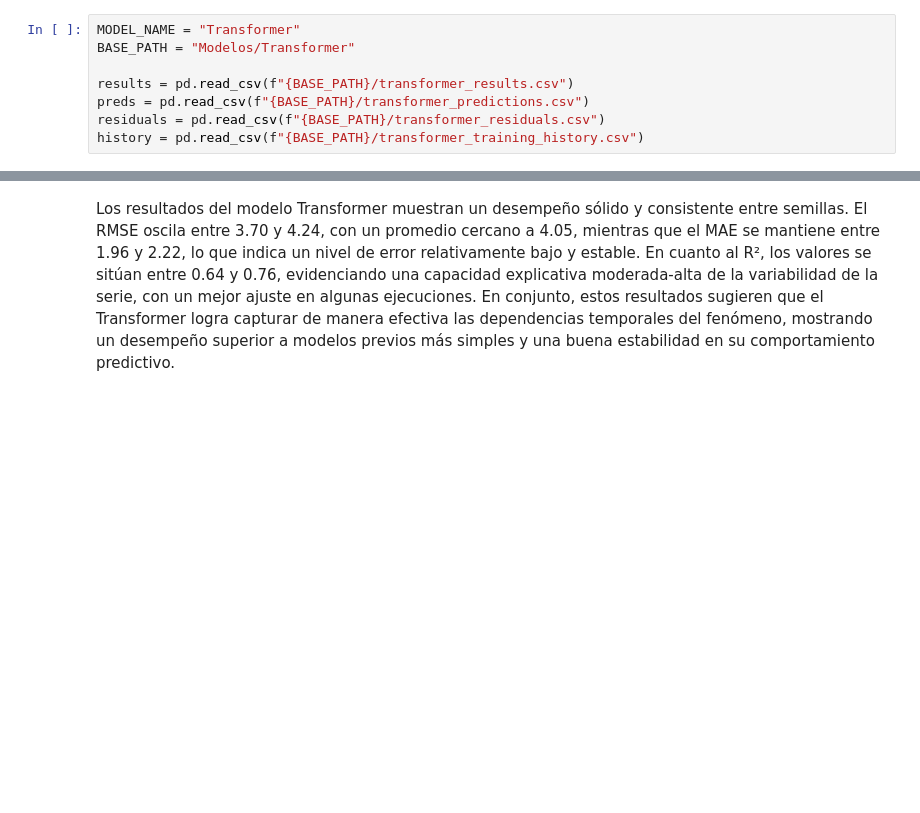
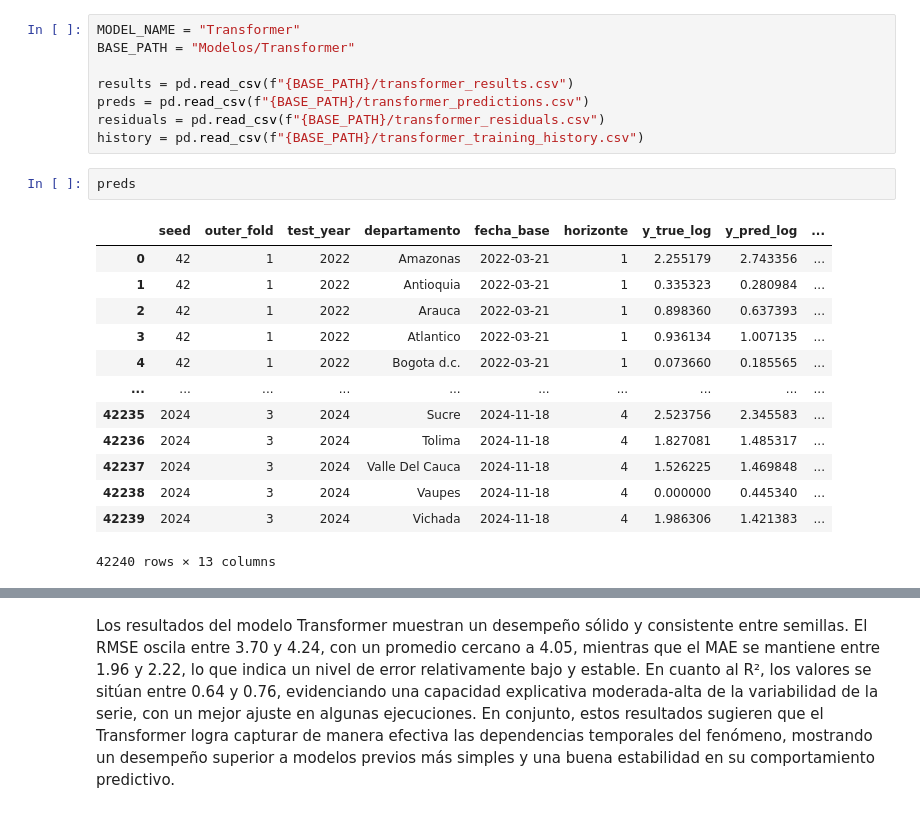
Before and after one commit to GuirlessaDeLaHoz/Proyecto_Final_Deep_Learning, a Jupyter notebook: 8_Modelo_Transformer.ipynb, the cells around one changed output, grey strips where cells are left out. Drawn from its saved outputs; the diff is of its cells as text; blank space fills up the shorter version.

```diff
--- a/8_Modelo_Transformer.ipynb
+++ b/8_Modelo_Transformer.ipynb
@@ -1274,6 +1268,22 @@ results = pd.read_csv(f"{BASE_PATH}/transformer_results.csv")
 preds = pd.read_csv(f"{BASE_PATH}/transformer_predictions.csv")
 residuals = pd.read_csv(f"{BASE_PATH}/transformer_residuals.csv")
 history = pd.read_csv(f"{BASE_PATH}/transformer_training_history.csv")
+# %%
+preds
+# %% [output]
+|  | seed | outer_fold | test_year | departamento | fecha_base | horizonte | y_true_log | y_pred_log | ... |
+| 0 | 42 | 1 | 2022 | Amazonas | 2022-03-21 | 1 | 2.255179 | 2.743356 | ... |
+| 1 | 42 | 1 | 2022 | Antioquia | 2022-03-21 | 1 | 0.335323 | 0.280984 | ... |
+| 2 | 42 | 1 | 2022 | Arauca | 2022-03-21 | 1 | 0.898360 | 0.637393 | ... |
+| 3 | 42 | 1 | 2022 | Atlantico | 2022-03-21 | 1 | 0.936134 | 1.007135 | ... |
+| 4 | 42 | 1 | 2022 | Bogota d.c. | 2022-03-21 | 1 | 0.073660 | 0.185565 | ... |
+| ... | ... | ... | ... | ... | ... | ... | ... | ... | ... |
+| 42235 | 2024 | 3 | 2024 | Sucre | 2024-11-18 | 4 | 2.523756 | 2.345583 | ... |
+| 42236 | 2024 | 3 | 2024 | Tolima | 2024-11-18 | 4 | 1.827081 | 1.485317 | ... |
+| 42237 | 2024 | 3 | 2024 | Valle Del Cauca | 2024-11-18 | 4 | 1.526225 | 1.469848 | ... |
+| 42238 | 2024 | 3 | 2024 | Vaupes | 2024-11-18 | 4 | 0.000000 | 0.445340 | ... |
+| 42239 | 2024 | 3 | 2024 | Vichada | 2024-11-18 | 4 | 1.986306 | 1.421383 | ... |
+42240 rows × 13 columns
 # %%
 def compute_metrics(df, col_true='y_true_real', col_pred='y_pred_real', col_seed='seed'):
     metrics = []
```
Also changed, not shown: parts of 14 cells of this notebook, 44 other files.
